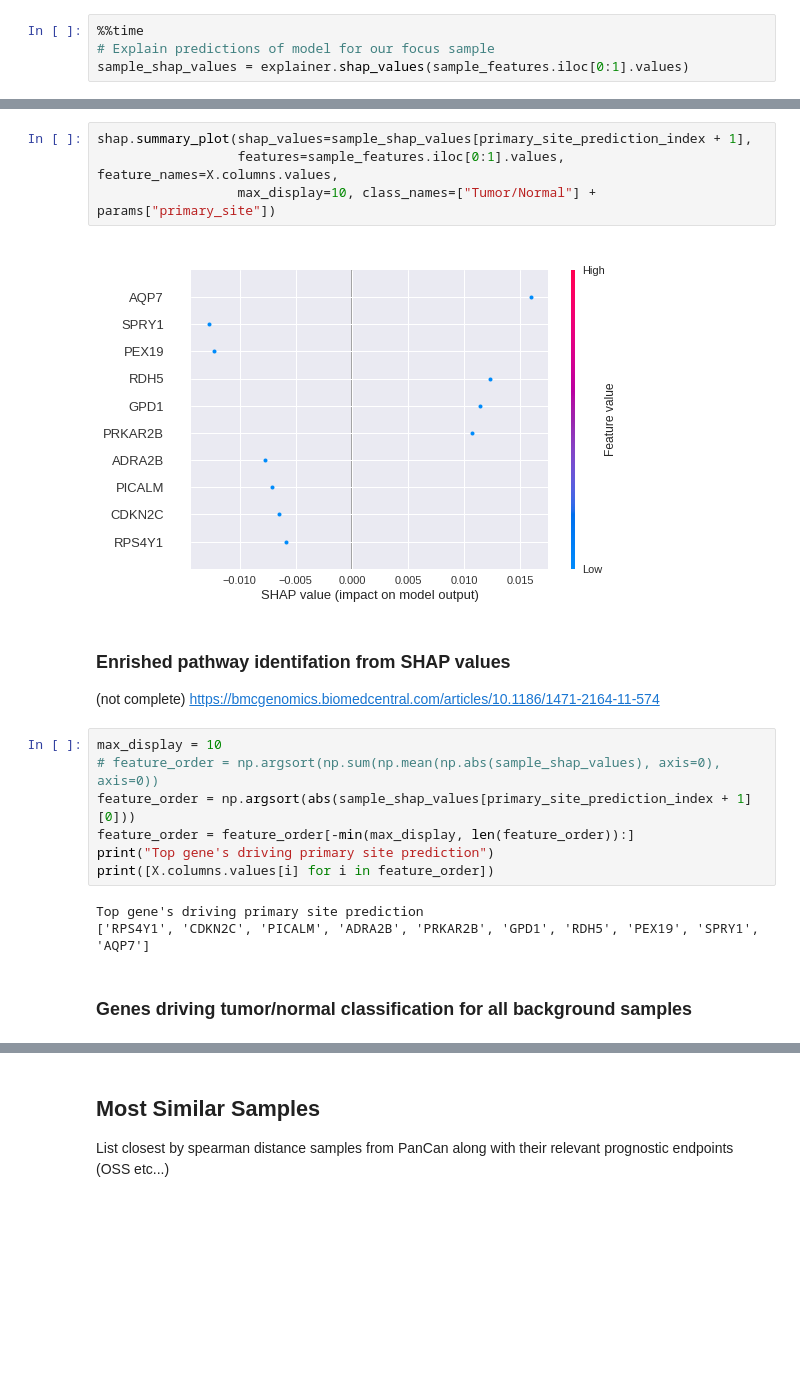
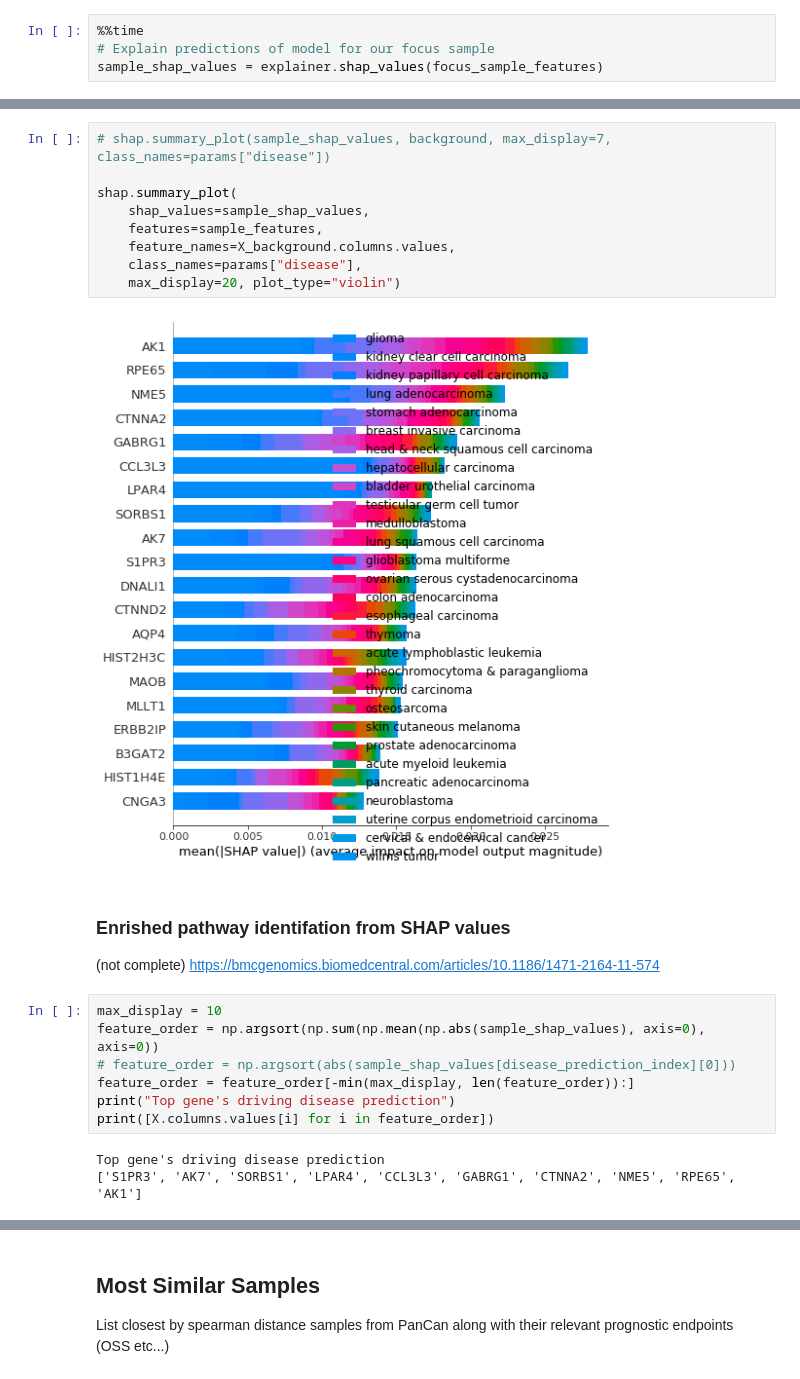
Before and after one commit to rcurrie/pancan-gtex, a Jupyter notebook: infer.ipynb, the cells around one changed output, grey strips where cells are left out. Drawn from its saved outputs; the diff is of its cells as text; blank space fills up the shorter version.

```diff
--- a/infer.ipynb
+++ b/infer.ipynb
@@ -213,5 +86,5 @@ Wall time: 82.5 ms
 # %%
 %%time
 # Explain predictions of model for our focus sample
-sample_shap_values = explainer.shap_values(sample_features.iloc[0:1].values)
+sample_shap_values = explainer.shap_values(focus_sample_features)
 # %% [output]
@@ -247,22 +104,25 @@ shap.force_plot(explainer.expected_value[primary_site_prediction_index + 1],
-# %%
-shap.summary_plot(shap_values=sample_shap_values[primary_site_prediction_index + 1],
-                  features=sample_features.iloc[0:1].values, feature_names=X.columns.values,
-                  max_display=10, class_names=["Tumor/Normal"] + params["primary_site"])
-# %% [output]
-[figure, removed]
+# %%
+# shap.summary_plot(sample_shap_values, background, max_display=7, class_names=params["disease"])
+
+shap.summary_plot(
+    shap_values=sample_shap_values,
+    features=sample_features,
+    feature_names=X_background.columns.values,
+    class_names=params["disease"],
+    max_display=20, plot_type="violin")
+# %% [output]
+[figure, added]
 # %% [markdown]
 ### Enrished pathway identifation from SHAP values
 (not complete)
 https://bmcgenomics.biomedcentral.com/articles/10.1186/1471-2164-11-574
 # %%
 max_display = 10
-# feature_order = np.argsort(np.sum(np.mean(np.abs(sample_shap_values), axis=0), axis=0))
-feature_order = np.argsort(abs(sample_shap_values[primary_site_prediction_index + 1][0]))
+feature_order = np.argsort(np.sum(np.mean(np.abs(sample_shap_values), axis=0), axis=0))
+# feature_order = np.argsort(abs(sample_shap_values[disease_prediction_index][0]))
 feature_order = feature_order[-min(max_display, len(feature_order)):]
-print("Top gene's driving primary site prediction")
+print("Top gene's driving disease prediction")
 print([X.columns.values[i] for i in feature_order])
 # %% [output]
-Top gene's driving primary site prediction
-['RPS4Y1', 'CDKN2C', 'PICALM', 'ADRA2B', 'PRKAR2B', 'GPD1', 'RDH5', 'PEX19', 'SPRY1', 'AQP7']
+Top gene's driving disease prediction
+['S1PR3', 'AK7', 'SORBS1', 'LPAR4', 'CCL3L3', 'GABRG1', 'CTNNA2', 'NME5', 'RPE65', 'AK1']
-# %% [markdown]
-### Genes driving tumor/normal classification for all background samples
```
Also changed, not shown: parts of 31 cells of this notebook, 3 other files.
